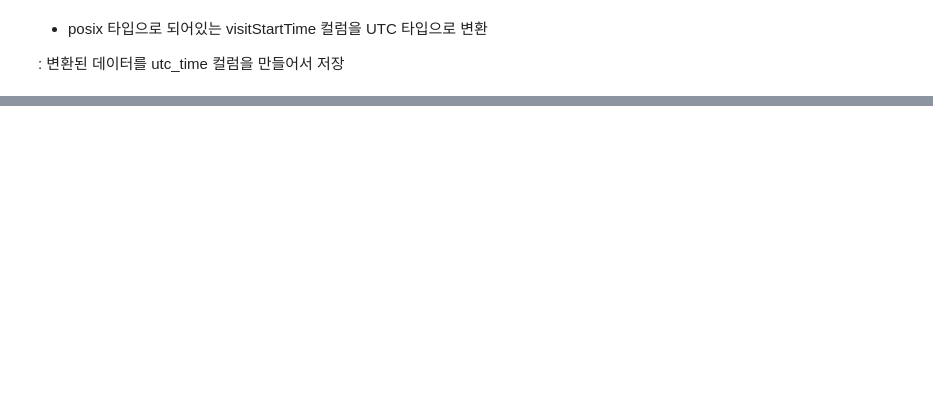
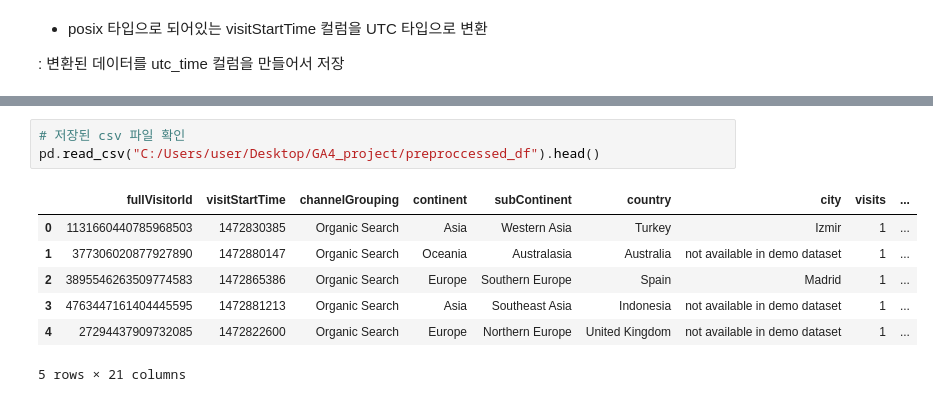
Before and after one commit to oddsmile/GAcustomerprediction, a Jupyter notebook: ga4_preproccess.ipynb, the cells around one changed output, grey strips where cells are left out. Drawn from its saved outputs; the diff is of its cells as text; blank space fills up the shorter version.

```diff
--- a/ga4_preproccess.ipynb
+++ b/ga4_preproccess.ipynb
@@ -316,0 +354,11 @@ preproccessed_df.head()
+# %%
+# 저장된 csv 파일 확인
+pd.read_csv("C:/Users/user/Desktop/GA4_project/preproccessed_df").head()
+# %% [output]
+|  | fullVisitorId | visitStartTime | channelGrouping | continent | subContinent | country | city | visits | ... |
+| 0 | 1131660440785968503 | 1472830385 | Organic Search | Asia | Western Asia | Turkey | Izmir | 1 | ... |
+| 1 | 377306020877927890 | 1472880147 | Organic Search | Oceania | Australasia | Australia | not available in demo dataset | 1 | ... |
+| 2 | 3895546263509774583 | 1472865386 | Organic Search | Europe | Southern Europe | Spain | Madrid | 1 | ... |
+| 3 | 4763447161404445595 | 1472881213 | Organic Search | Asia | Southeast Asia | Indonesia | not available in demo dataset | 1 | ... |
+| 4 | 27294437909732085 | 1472822600 | Organic Search | Europe | Northern Europe | United Kingdom | not available in demo dataset | 1 | ... |
+5 rows × 21 columns
```
Also changed, not shown: parts of 14 cells of this notebook.
